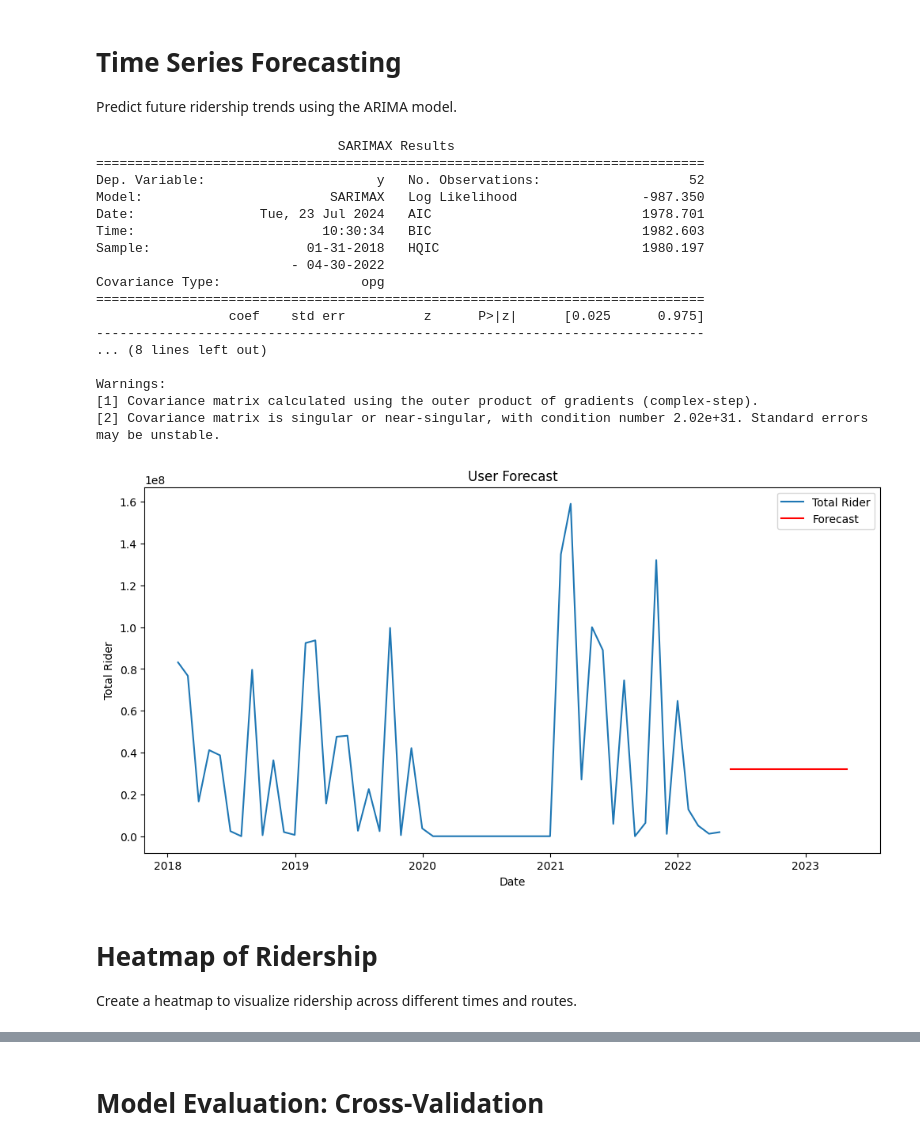
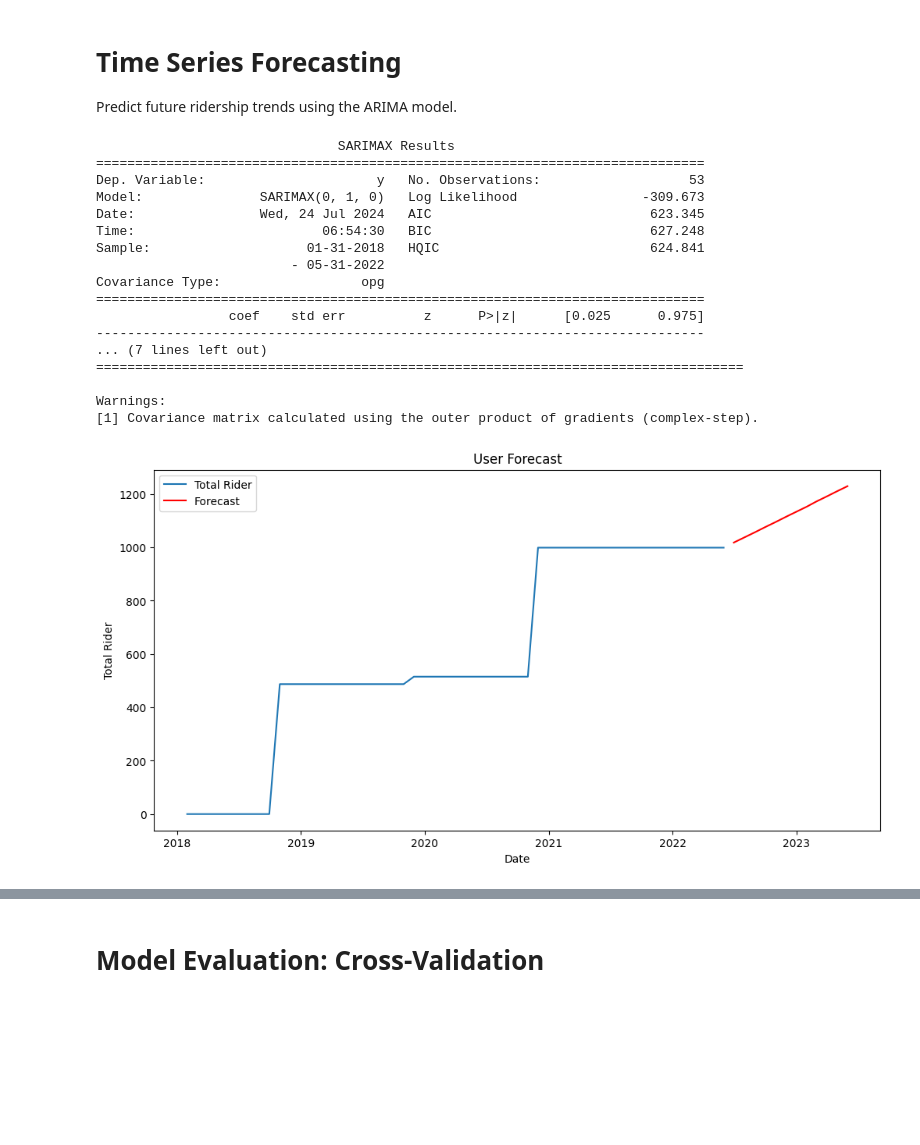
Before and after one commit to uygararas/ie423, a Jupyter notebook: hackathon.ipynb, the cells around one changed output, grey strips where cells are left out. Drawn from its saved outputs; the diff is of its cells as text; code cells hidden in the pictures; blank space fills up the shorter version.

```diff
--- a/hackathon.ipynb
+++ b/hackathon.ipynb
@@ -74,10 +75,10 @@ df_2021
 # **Decomposition of Total Ridership Time Series**
 This decomposition analysis breaks down the total ridership time series into its trend, seasonal, and residual components. The trend component shows the overall direction of ridership over time, while the seasonal component highlights recurring patterns at fixed intervals. The residual component represents the random fluctuations in the data. By understanding these components, we can gain insights into the factors driving ridership patterns and make more informed predictions about future ridership.
 # %%
-dates_2021 = pd.date_range(start='2021-01-01', periods=16, freq='M') # Change periods to 16 to match df_2021
+dates_2021 = pd.date_range(start='2021-01-01', periods=17, freq='M') # Change periods to 16 to match df_2021
 dates_2020 = pd.date_range(start='2020-01-01', periods=16, freq='M') # Change periods to 16 to match df_2020
-dates_2019 = pd.date_range(start='2019-01-01', periods=14, freq='M') # Change periods to 14 to match df_2019
-dates_2018 = pd.date_range(start='2018-01-01', periods=12, freq='M')
+dates_2019 = pd.date_range(start='2019-01-01', periods=15, freq='M') # Change periods to 14 to match df_2019
+dates_2018 = pd.date_range(start='2018-01-01', periods=13, freq='M')
 
 # Create DataFrames for each year with datetime index
 df_2021.index = dates_2021
@@ -87,10 +88,3 @@ df_2018.index = dates_2018
 
 # Combine the dataframes into a single dataframe
 df_combined = pd.concat([df_2021, df_2020, df_2019, df_2018])
-
-# Decompose the time series
-result = seasonal_decompose(df_combined['Total Rider'], model='additive', period=12)
-
-# Plot the decomposition
-result.plot()
-plt.show()
@@ -159,15 +157,15 @@ plt.show()
 from scipy.stats import zscore
 
 # Calculate Z-scores
-df_combined['Z-Score'] = zscore(df_combined['Total Rider'])
+df_combined['Z-Score'] = zscore(df_combined['Toplam'])
 
 # Identify anomalies
 anomalies = df_combined[df_combined['Z-Score'].abs() > 3]
 
 # Plot anomalies
 plt.figure(figsize=(12, 6))
-plt.plot(df_combined.index, df_combined['Total Rider'], label='Total Rider')
-plt.scatter(anomalies.index, anomalies['Total Rider'], color='red', label='Anomaly')
+plt.plot(df_combined.index, df_combined['Toplam'], label='Total Rider')
+plt.scatter(anomalies.index, anomalies['Toplam'], color='red', label='Anomaly')
 plt.title('Anomaly Detection in Ridership Data')
 plt.xlabel('Date')
 plt.ylabel('Total Rider')
@@ -184,72 +182,46 @@ from statsmodels.tsa.arima.model import ARIMA
 import matplotlib.pyplot as plt
 import pmdarima as pm
 
-# Combine dataframes and set datetime index
-dates_2021 = pd.date_range(start='2021-01-01', periods=16, freq='M')
-dates_2020 = pd.date_range(start='2020-01-01', periods=16, freq='M')
-dates_2019 = pd.date_range(start='2019-01-01', periods=14, freq='M')
-dates_2018 = pd.date_range(start='2018-01-01', periods=12, freq='M')
-
-df_2021.index = dates_2021
-df_2020.index = dates_2020
-df_2019.index = dates_2019
-df_2018.index = dates_2018
-
-# Combine the dataframes
-df_combined = pd.concat([df_2021, df_2020, df_2019, df_2018])
-
-# Remove duplicate index values
-df_combined = df_combined[~df_combined.index.duplicated(keep='first')]
-
-# Sort the index to ensure it is monotonic
-df_combined = df_combined.sort_index()
-
-# Set frequency information
-df_combined = df_combined.asfreq('M')
-
-# Handle missing values if any (e.g., forward fill)
-df_combined = df_combined.fillna(method='ffill')
+# Replace NaN values with 0
+df_combined['Toplam'] = df_combined['Toplam'].fillna(0)
 
 # Use pmdarima to find the best ARIMA parameters
-model = pm.auto_arima(df_combined['Total Rider'], seasonal=True, m=12)
+model = pm.auto_arima(df_combined['Toplam'], seasonal=True, m=12)
 
 # Print the best parameters found
 print(model.summary())
 
 # Forecast
 forecast = model.predict(n_periods=12)
 
 # Generate dates for the forecast
 forecast_dates = pd.date_range(start=df_combined.index[-1], periods=13, freq='M')[1:]
 
 # Plot forecast
 plt.figure(figsize=(12, 6))
-plt.plot(df_combined.index, df_combined['Total Rider'], label='Total Rider')
+plt.plot(df_combined.index, df_combined['Toplam'], label='Total Rider')
 plt.plot(forecast_dates, forecast, label='Forecast', color='red')
 plt.title('User Forecast')
 plt.xlabel('Date')
 plt.ylabel('Total Rider')
 plt.legend()
 plt.show()
 # %% [output]
                                SARIMAX Results
 ==============================================================================
-Dep. Variable:                      y   No. Observations:                   52
-Model:                        SARIMAX   Log Likelihood                -987.350
-Date:                Tue, 23 Jul 2024   AIC                           1978.701
-Time:                        10:30:34   BIC                           1982.603
-Sample:                    01-31-2018   HQIC                          1980.197
-                         - 04-30-2022
+Dep. Variable:                      y   No. Observations:                   53
+Model:               SARIMAX(0, 1, 0)   Log Likelihood                -309.673
+Date:                Wed, 24 Jul 2024   AIC                            623.345
+Time:                        06:54:30   BIC                            627.248
+Sample:                    01-31-2018   HQIC                           624.841
+                         - 05-31-2022
 Covariance Type:                  opg
 ==============================================================================
                  coef    std err          z      P>|z|      [0.025      0.975]
 ------------------------------------------------------------------------------
-... (8 lines left out)
+... (7 lines left out)
+===================================================================================
 
 Warnings:
 [1] Covariance matrix calculated using the outer product of gradients (complex-step).
-[2] Covariance matrix is singular or near-singular, with condition number 2.02e+31. Standard errors may be unstable.
-[figure, old version]
+[figure, new version]
-# %% [markdown]
-# Heatmap of Ridership
-Create a heatmap to visualize ridership across different times and routes.
```
Also changed, not shown: parts of 20 cells of this notebook.
